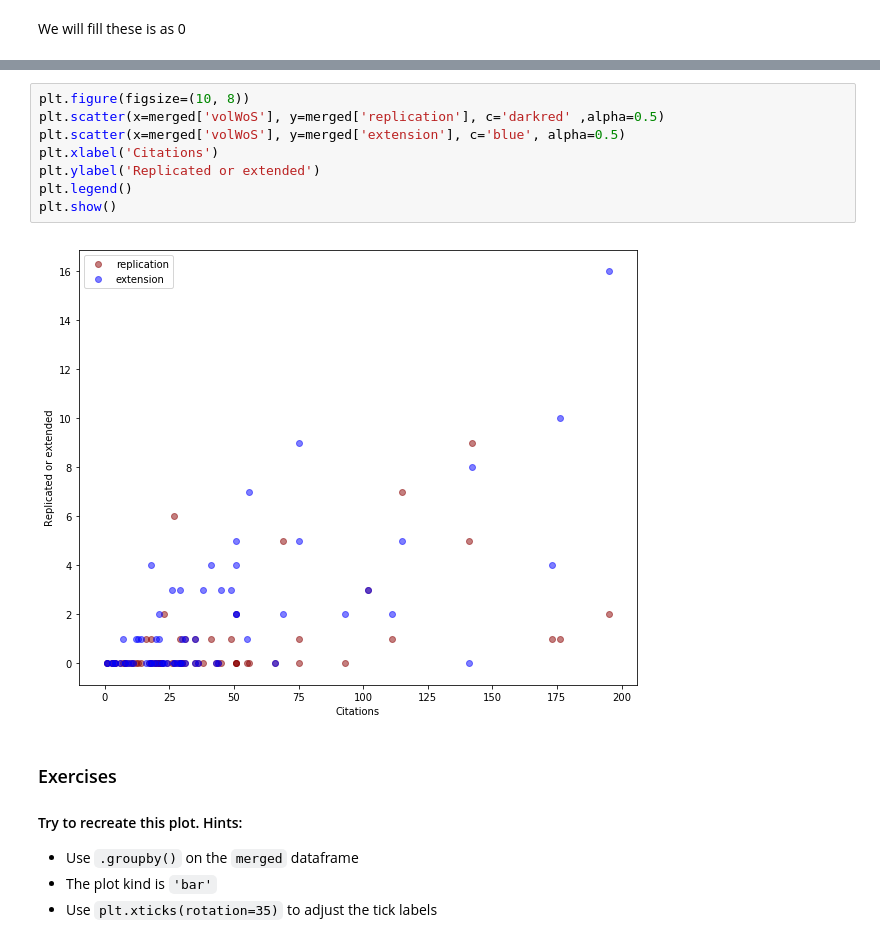
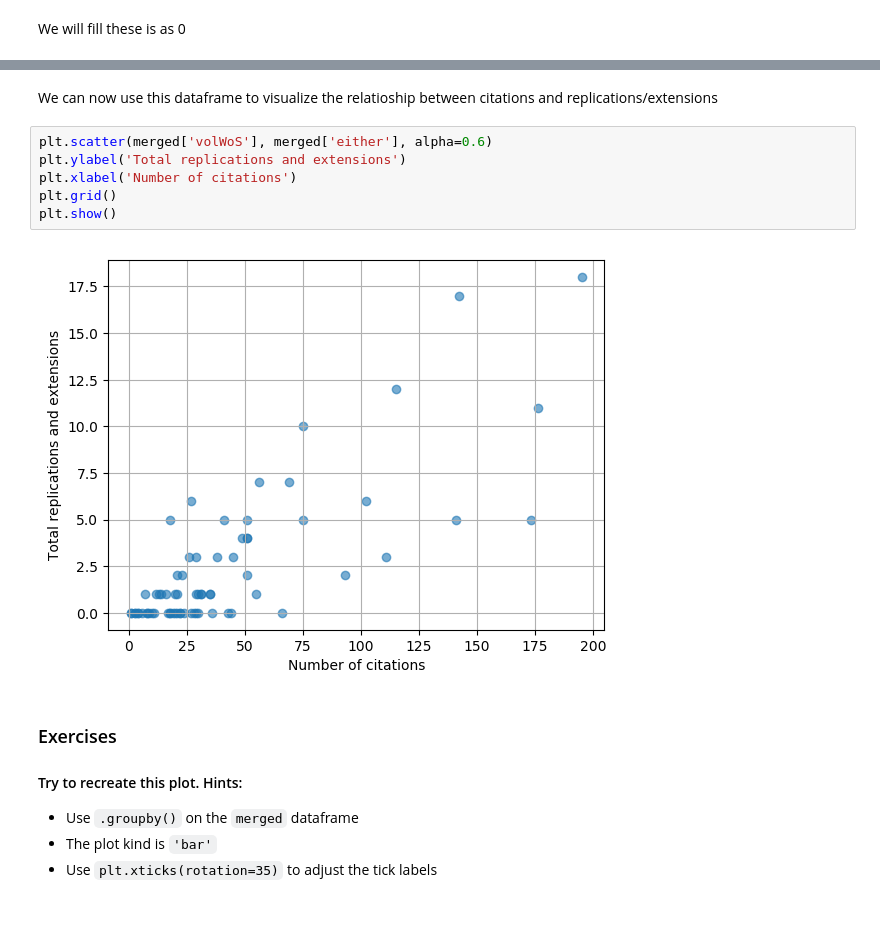
Before and after one commit to QuantEcon/phd_workshops, a Jupyter notebook: Natasha/intro-to-data-analysis-plotting.ipynb, the cells around one changed output, grey strips where cells are left out. Drawn from its saved outputs; the diff is of its cells as text; blank space fills up the shorter version.

```diff
--- a/Natasha/intro-to-data-analysis-plotting.ipynb
+++ b/Natasha/intro-to-data-analysis-plotting.ipynb
@@ -638,13 +511,13 @@ plt.show()
-# %%
-plt.figure(figsize=(10, 8))
-plt.scatter(x=merged['volWoS'], y=merged['replication'], c='darkred' ,alpha=0.5)
-plt.scatter(x=merged['volWoS'], y=merged['extension'], c='blue', alpha=0.5)
-plt.xlabel('Citations')
-plt.ylabel('Replicated or extended')
-plt.legend()
-plt.show()
-# %% [output]
-[figure, removed]
+# %% [markdown]
+We can now use this dataframe to visualize the relatioship between citations and replications/extensions
+# %%
+plt.scatter(merged['volWoS'], merged['either'], alpha=0.6)
+plt.ylabel('Total replications and extensions')
+plt.xlabel('Number of citations')
+plt.grid()
+plt.show()
+# %% [output]
+[figure, added]
 # %% [markdown]
 ### Exercises
 
```
Also changed, not shown: parts of 18 cells of this notebook, 1 other file.
